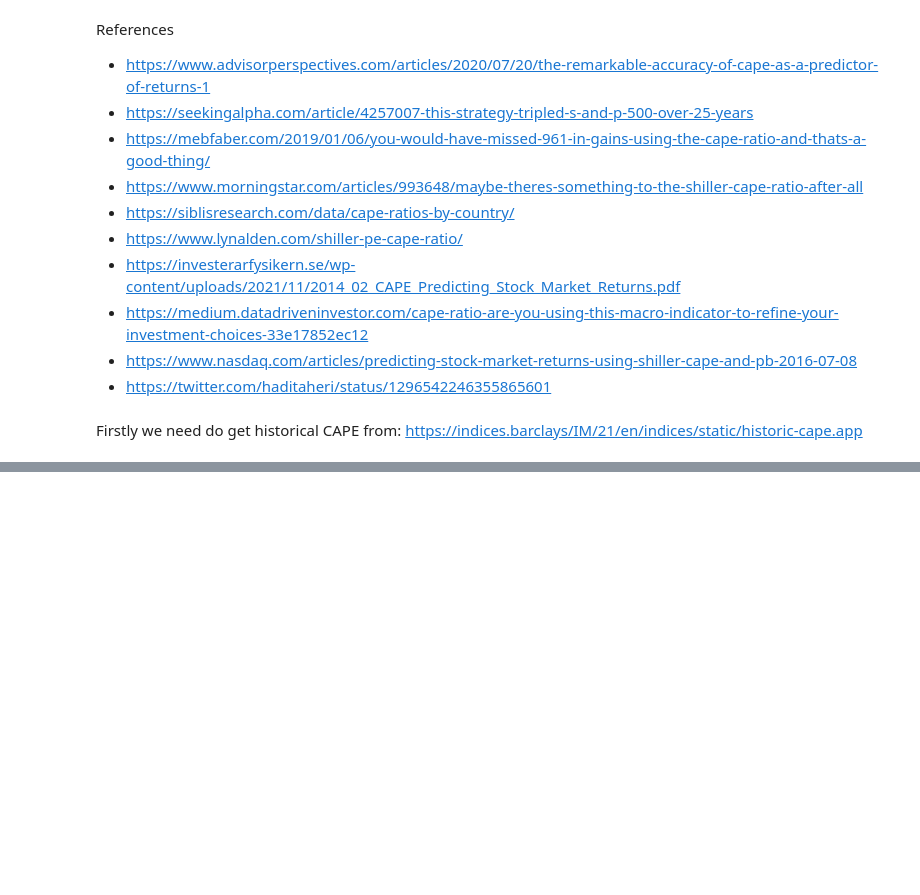
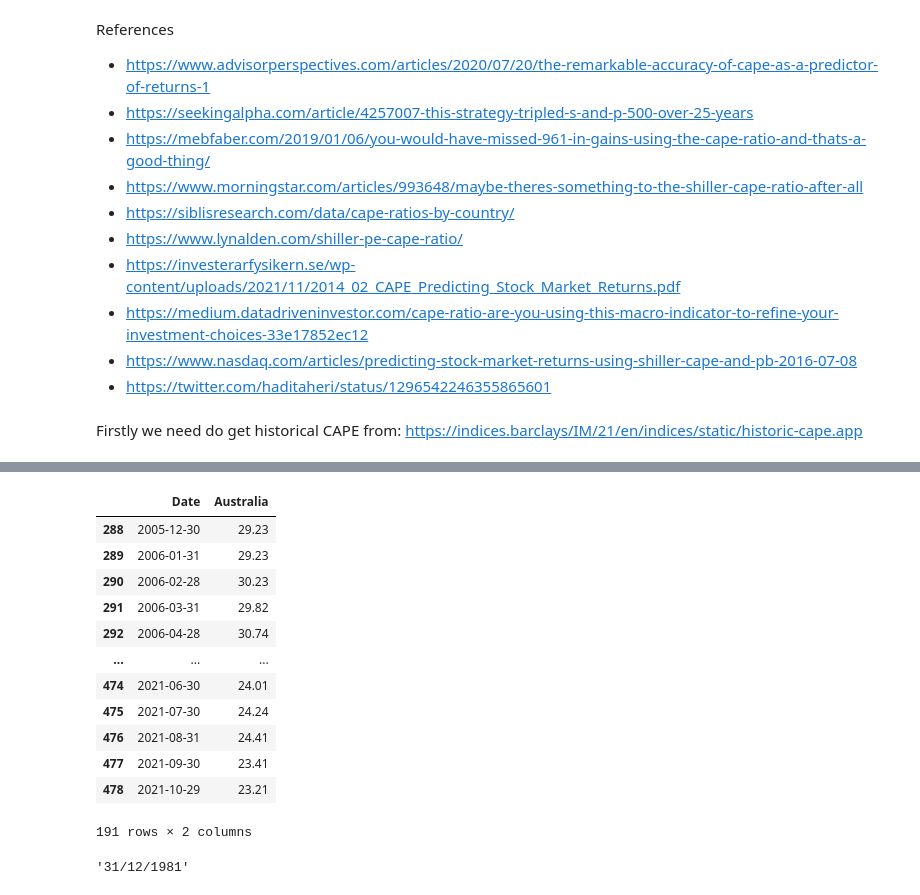
Before and after one commit to rdemarqui/World_CAPE_ratio, a Jupyter notebook: World_CAPE_ratio.ipynb, the cells around one changed output, grey strips where cells are left out. Saved outputs shown, nothing was run; the diff lists cells and outputs as text; code cells hidden in the pictures; blank space fills up the shorter version.

```diff
--- a/World_CAPE_ratio.ipynb
+++ b/World_CAPE_ratio.ipynb
@@ -61,0 +78,23 @@ USA: Median:23.69, Current:39.08, Relative:1.65
+# %%
+df_country = df_cape.loc[:, ['Date', 'Australia']]
+df_country = df_country[df_country != 0]
+df_country
+# %% [output]
+|  | Date | Australia |
+| 288 | 2005-12-30 | 29.23 |
+| 289 | 2006-01-31 | 29.23 |
+| 290 | 2006-02-28 | 30.23 |
+| 291 | 2006-03-31 | 29.82 |
+| 292 | 2006-04-28 | 30.74 |
+| ... | ... | ... |
+| 474 | 2021-06-30 | 24.01 |
+| 475 | 2021-07-30 | 24.24 |
+| 476 | 2021-08-31 | 24.41 |
+| 477 | 2021-09-30 | 23.41 |
+| 478 | 2021-10-29 | 23.21 |
+191 rows × 2 columns
+# %%
+ini = df_country.loc[0, 'Date']
+ini
+# %% [output]
+'31/12/1981'
```
Also changed, not shown: parts of 18 cells of this notebook.
